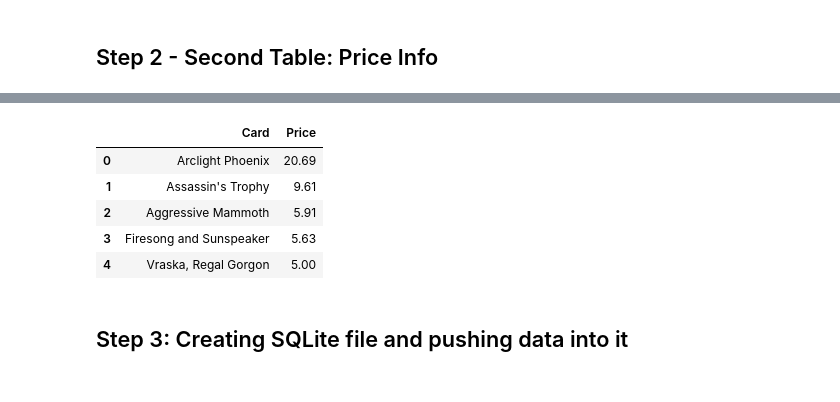
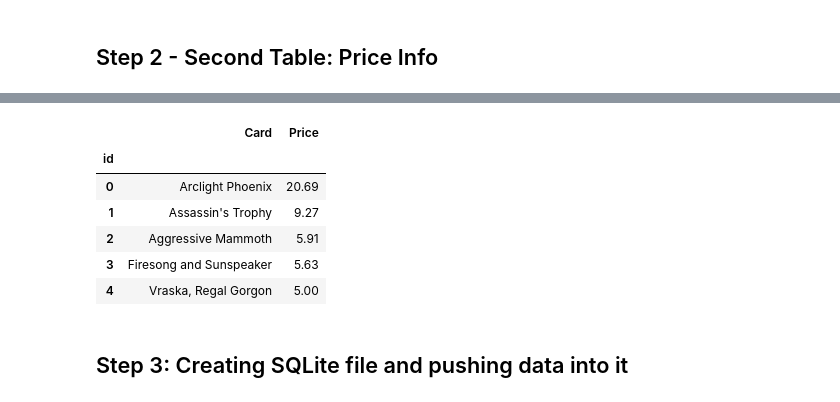
Before and after one commit to soobing91/P2_MTG_Prices_Database, a Jupyter notebook: Magic the Gathering Data Frame.ipynb, the cells around one changed output, grey strips where cells are left out. Drawn from its saved outputs; the diff is of its cells as text; code cells hidden in the pictures.

```diff
--- a/Magic the Gathering Data Frame.ipynb
+++ b/Magic the Gathering Data Frame.ipynb
@@ -108,11 +110,13 @@ df.head()
 # %%
 # Transforming
 clean_price_df = df[['Card', 'Price']]
+clean_price_df.index.name = 'id'
 clean_price_df.head()
 # %% [output]
 |  | Card | Price |
+| id |  |  |
 | 0 | Arclight Phoenix | 20.69 |
-| 1 | Assassin's Trophy | 9.61 |
+| 1 | Assassin's Trophy | 9.27 |
 | 2 | Aggressive Mammoth | 5.91 |
 | 3 | Firesong and Sunspeaker | 5.63 |
 | 4 | Vraska, Regal Gorgon | 5.00 |
```
Also changed, not shown: parts of 9 cells of this notebook, 6 other files.
